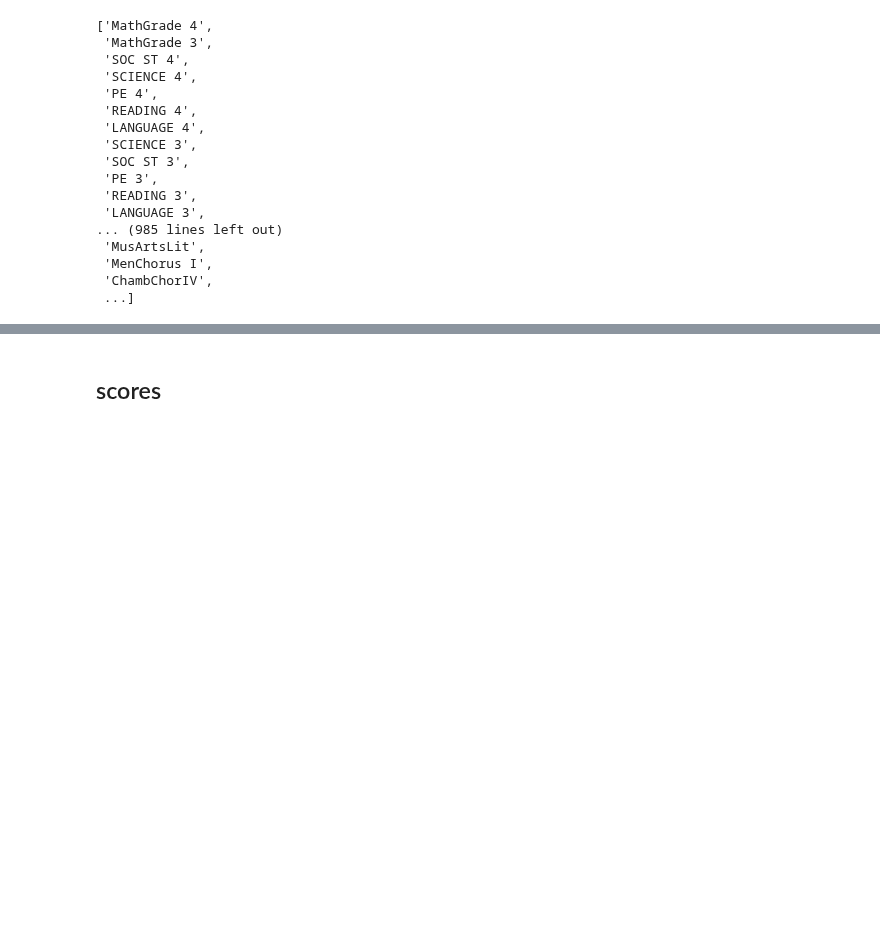
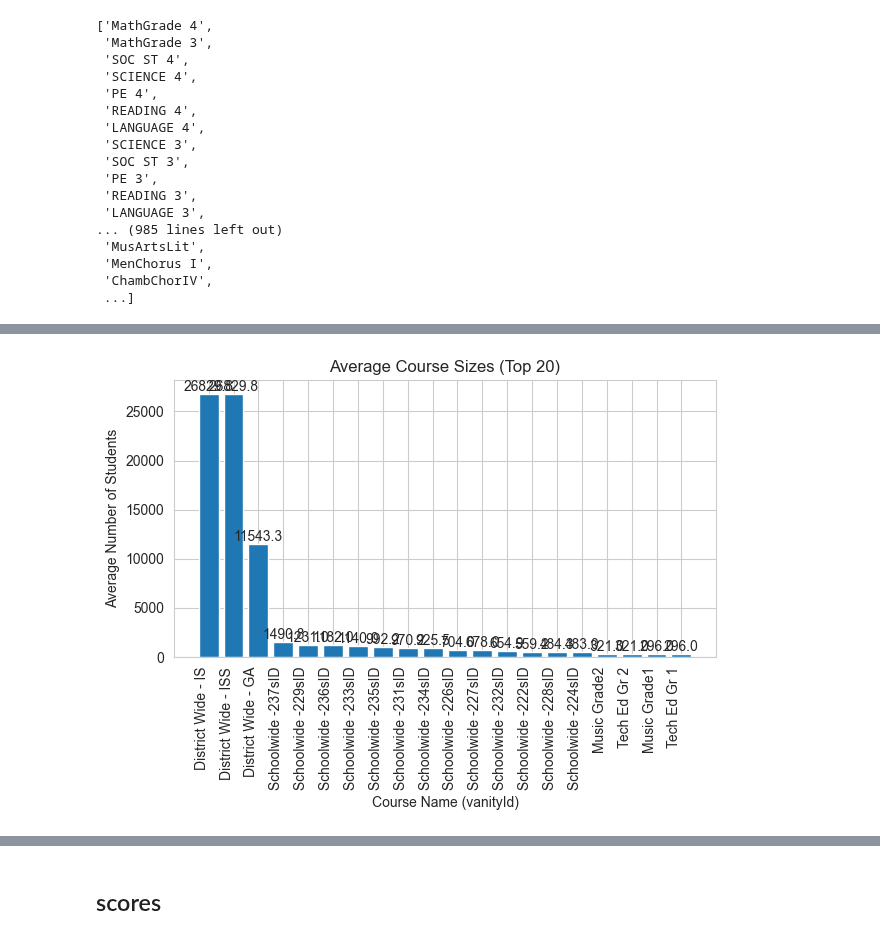
Before and after one commit to level-data-1a/predicting-proficiency, a Jupyter notebook: allison-explore.ipynb, the cells around one changed output, grey strips where cells are left out. Drawn from its saved outputs; the diff is of its cells as text; code cells hidden in the pictures; blank space fills up the shorter version.

```diff
--- a/allison-explore.ipynb
+++ b/allison-explore.ipynb
@@ -226,9 +206,8 @@ list(courseSectionRosters_df['vanityId'].unique())
 course_sizes = courseSectionRosters_df.groupby(['vanityId', 'courseSectionId'])['studentId'].count().reset_index()
 
 # Calculate average size for each course
-average_course_sizes = course_sizes.groupby('vanityId')['studentId'].mean().sort_values(ascending=False)
+average_course_sizes = pd.DataFrame(course_sizes.groupby('vanityId')['studentId'].mean().sort_values(ascending=False))
 
 # Display the results
-print("Average course sizes:")
-print(average_course_sizes)
+average_course_sizes.head(50)
 # %% [output]
@@ -252,3 +232,22 @@ Name: studentId, dtype: float64
+# %%
+
+average_course_sizes_sorted = average_course_sizes.sort_values('studentId', ascending=False)
+
+# TODO: Cut out the district wide / school wide
+top_20_courses = average_course_sizes_sorted.head(20)
+
+plt.bar(top_20_courses.index, top_20_courses['studentId'])
+
+plt.title('Average Course Sizes (Top 20)')
+plt.xlabel('Course Name (vanityId)')
+plt.ylabel('Average Number of Students')
+plt.xticks(rotation=90, ha='right')
+plt.tight_layout()
+
+for i, v in enumerate(top_20_courses['studentId']):
+    plt.text(i, v, f'{v:.1f}', ha='center', va='bottom')
+# %% [output]
+[figure, added]
 # %%
 # print number of times each student appears
 student_counts = scores_df['studentId'].value_counts()
```
Also changed, not shown: parts of 23 cells of this notebook.
